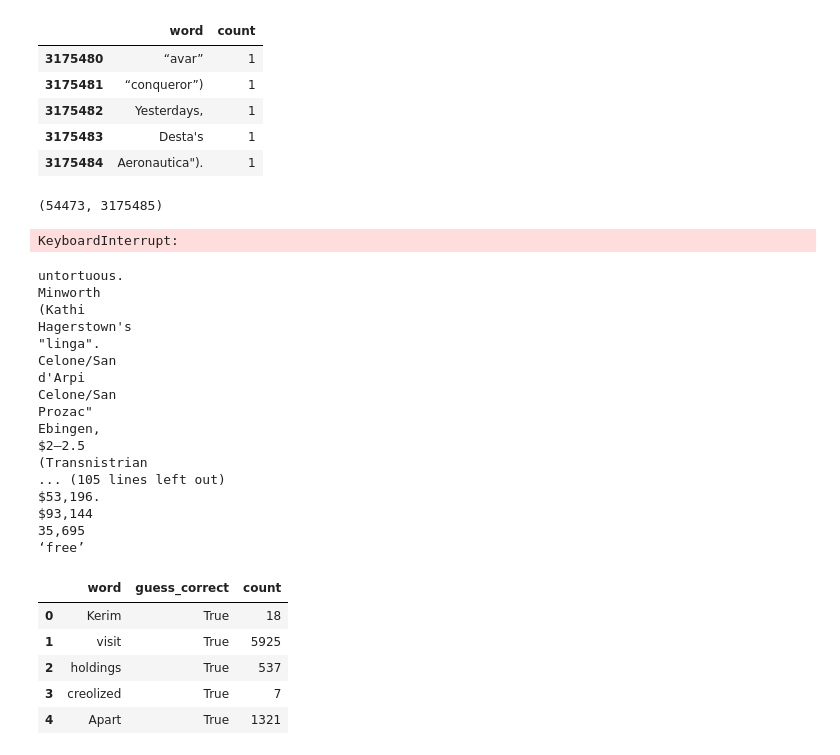
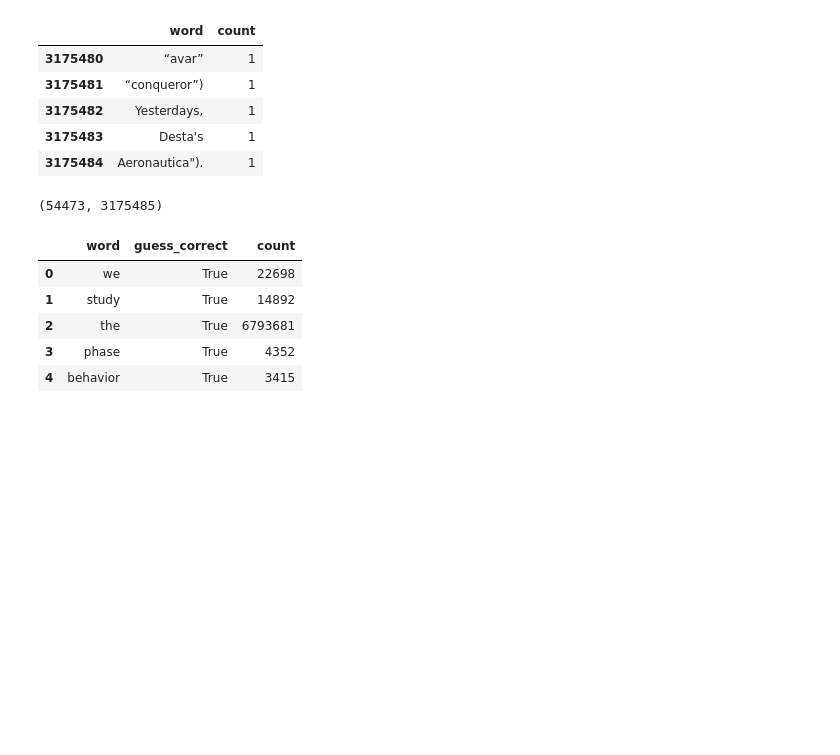
Before and after one commit to jxmorris12/vec2text, a Jupyter notebook: notebooks/2023-05-22 Encoder multi-round test.ipynb, the cells around one changed output. Drawn from its saved outputs; the diff is of its cells as text; code cells hidden in the pictures; blank space fills up the shorter version.

```diff
--- a/notebooks/2023-05-22 Encoder multi-round test.ipynb
+++ b/notebooks/2023-05-22 Encoder multi-round test.ipynb
@@ -73,3 +68,18 @@ for eval_dataset_name, eval_dataset in trainer.eval_dataset.items():
+# %%
+trainer.inversion_trainer.model.use_frozen_embeddings_as_input = False
+trainer.inversion_trainer.gen_kwargs = {
+    "early_stopping": False,
+    "num_beams": 1,
+    "do_sample": False,
+    "no_repeat_ngram_size": 0,
+}
+
+for eval_dataset_name, eval_dataset in trainer.eval_dataset.items():
+    metrics = trainer.inversion_trainer.evaluate(
+        eval_dataset=eval_dataset,
+        metric_key_prefix=f"eval_{eval_dataset_name}",
+    )
+    print(metrics)
 # %%
 trainer.inversion_trainer.model.use_frozen_embeddings_as_input = True
 trainer.gen_kwargs = {
@@ -987,6 +997,9 @@ trainer.train_dataset.map(count_words_freq, batched=True, batch_size=1024)
 import pickle
 pickle.dump(word_counts, open("nq_train_word_counts.p", "wb"))
 # pickle.dump(token_counts, open("nq_train_token_counts.p", "wb"))
+# %%
+import pickle
+word_counts = pickle.load(open("nq_train_word_counts.p", "rb"))
 # %%
 from data_helpers import load_standard_val_datasets
 from tokenize_data import tokenize_function
@@ -1090,63 +1107,40 @@ word_counts_trimmed = {k:v for k,v in word_counts.items() if v>(10**2) }
 len(word_counts_trimmed), len(word_counts)
 # %% [output]
 (54473, 3175485)
-# %%
-sns.reset_orig()
-
-plt.hist(word_counts_trimmed.keys(), weights=word_counts_trimmed.values(), bins=range(50), histtype='step')
-plt.show()
-# %% [output]
-KeyboardInterrupt:
 # %%
+import pandas as pd
+
 correct_words = []
 incorrect_words = []
 
 for pred_words, true_words in zip(preds_sample_words, preds_sample_labels_words):
     for w in true_words:
         word_in_training_data = (word_counts[w] > 0)
-        if not word_in_training_data:
-            print(w)
+        # if not word_in_training_data: print(w)
         word_correct = (w in pred_words)
         if word_correct:
             correct_words.append(w)
         else:
             # if word_counts[w] > 5*10**6:
             #     print(w)
             #     print(" ".join(pred_words))
             #     print(" ".join(true_words))
             #     print()
             incorrect_words.append(w)
 
 
 data = []
-for w in set(correct_words):
+for w in list(correct_words):
     data.append((w, True, word_counts[w]))
-for w in set(incorrect_words):
+for w in list(incorrect_words):
     data.append((w, False, word_counts[w]))
 word_df = pd.DataFrame(data, columns=['word', 'guess_correct', 'count'])
 word_df["count"] += 1
 word_df.head()
 # %% [output]
-untortuous.
-Minworth
-(Kathi
-Hagerstown's
-"linga".
-Celone/San
-d'Arpi
-Celone/San
-Prozac"
-Ebingen,
-$2–2.5
-(Transnistrian
-... (105 lines left out)
-$53,196.
-$93,144
-35,695
-‘free’
 |  | word | guess_correct | count |
-| 0 | Kerim | True | 18 |
-| 1 | visit | True | 5925 |
-| 2 | holdings | True | 537 |
-| 3 | creolized | True | 7 |
-| 4 | Apart | True | 1321 |
+| 0 | we | True | 22698 |
+| 1 | study | True | 14892 |
+| 2 | the | True | 6793681 |
+| 3 | phase | True | 4352 |
+| 4 | behavior | True | 3415 |
```
Also changed, not shown: parts of 23 cells of this notebook, 9 other files.
